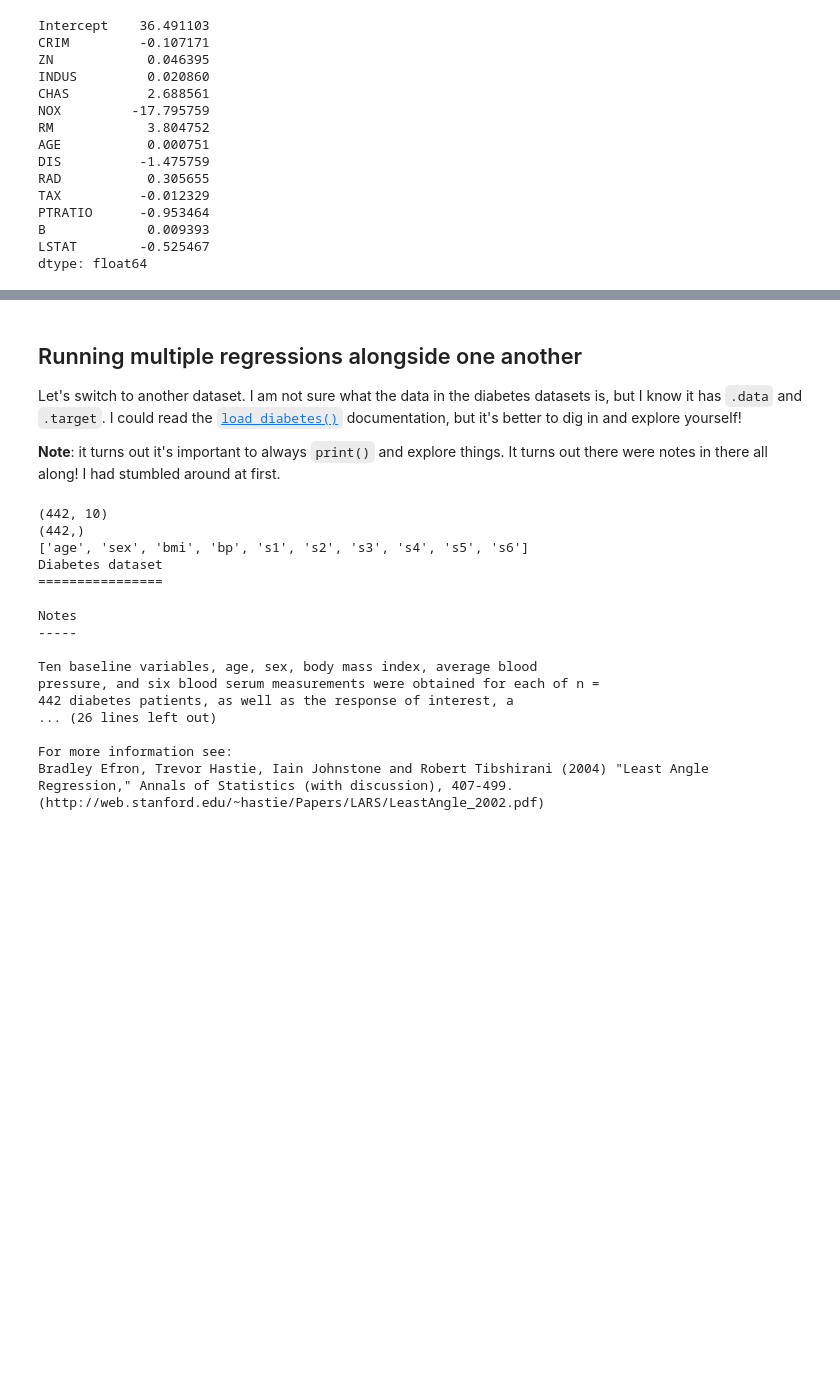
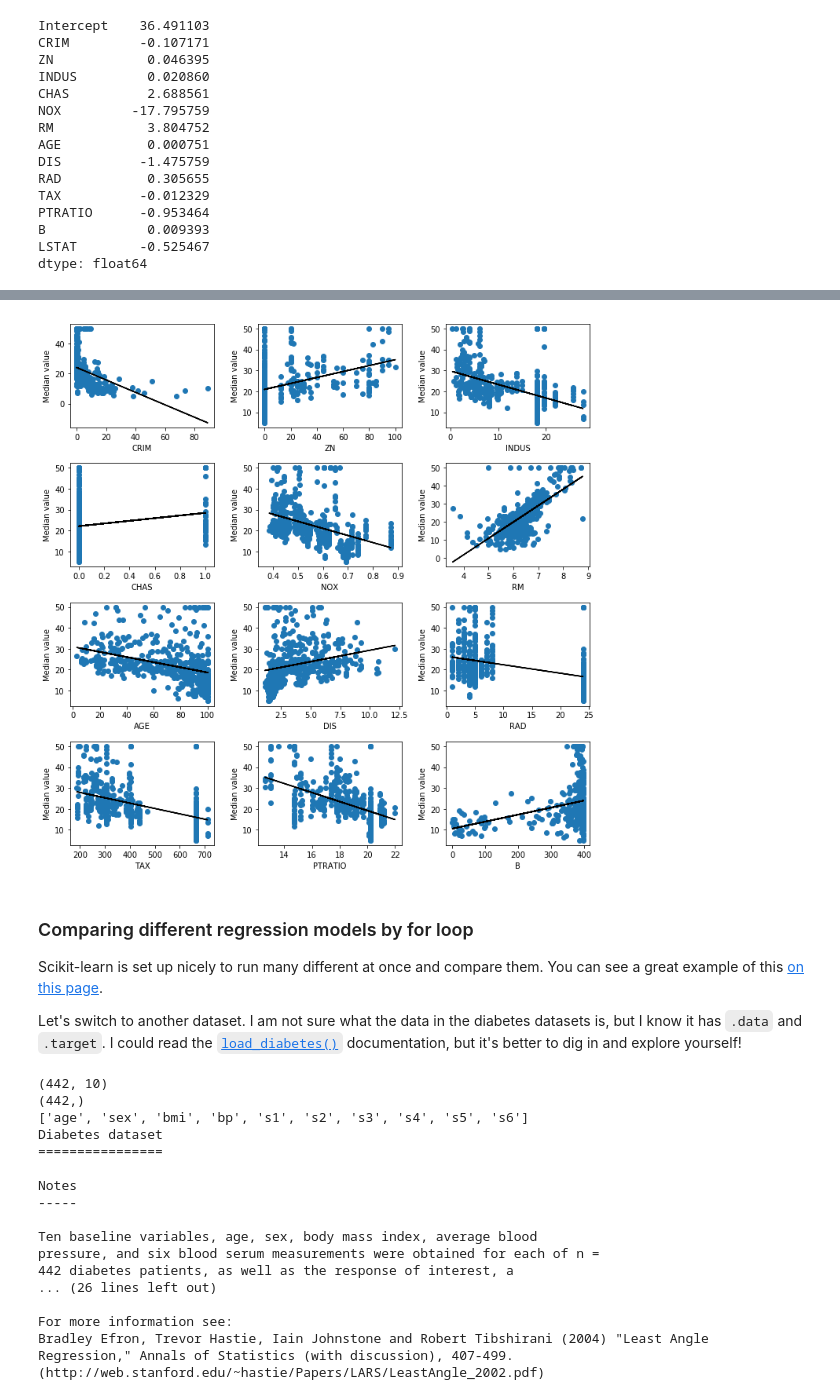
Before and after one commit to sjchiass/ml_guides, a Jupyter notebook: Statistical Learning/1_Regressions.ipynb, the cells around one changed output, grey strips where cells are left out. Drawn from its saved outputs; the diff is of its cells as text; code cells hidden in the pictures; blank space fills up the shorter version.

```diff
--- a/Statistical Learning/1_Regressions.ipynb
+++ b/Statistical Learning/1_Regressions.ipynb
@@ -296,9 +384,53 @@ strong multicollinearity or other numerical problems.
+# %%
+# You can create a linear regression object once and re-use it
+# This might be risky with more sophisticated models though
+lm = LinearRegression()
+
+# It's necessary to enlarge the figure before the plotting starts
+plt.figure(figsize=(10, 10))
+
+# Generate all the subplots
+for index_number in range(12):
+    # Index to run
+    ivar = index_number
+
+    # Get its name
+    ivar_name = house_prices["feature_names"][ivar]
+
+    # Select the independant variable's data only
+    ivar_data = np.expand_dims(house_prices["data"][:, ivar], axis=1)
+
+    # Fit it
+    lm_fit = lm.fit(X=ivar_data, y=house_prices["target"])
+
+    # Get predictions
+    lm_predict = lm.predict(X=ivar_data)
+
+    # This assigns a subplot
+    # The arguments are nrows, ncol, index (+1)
+    plt.subplot(4, 3, index_number+1)
+
+    # Scatter plot
+    plt.scatter(ivar_data, house_prices["target"])
+
+    # Line
+    plt.plot(ivar_data, lm_predict,  color="black")
+
+    # Set labels
+    plt.xlabel(ivar_name)
+    plt.ylabel("Median value")
+
+# Render
+plt.tight_layout()
+plt.show()
+# %% [output]
+[figure, added]
 # %% [markdown]
-## Running multiple regressions alongside one another
+### Comparing different regression models by for loop
+
+Scikit-learn is set up nicely to run many different at once and compare them. You can see a great example of this [on this page](http://scikit-learn.org/stable/auto_examples/classification/plot_classifier_comparison.html).
 
 Let's switch to another dataset. I am not sure what the data in the diabetes datasets is, but I know it has `.data` and `.target`. I could read the [`load_diabetes()`](http://scikit-learn.org/stable/modules/generated/sklearn.datasets.load_diabetes.html) documentation, but it's better to dig in and explore yourself!
-
-**Note**: it turns out it's important to always `print()` and explore things. It turns out there were notes in there all along! I had stumbled around at first.
 # %%
 diabetes = datasets.load_diabetes()
 
```
Also changed, not shown: parts of 21 cells of this notebook.
